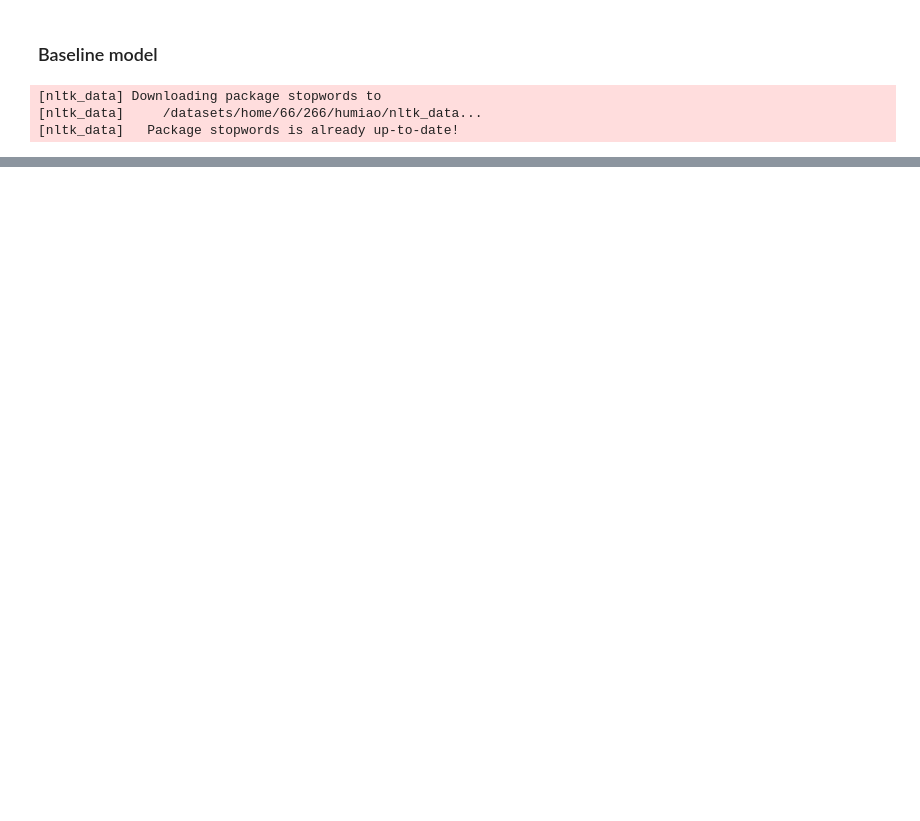
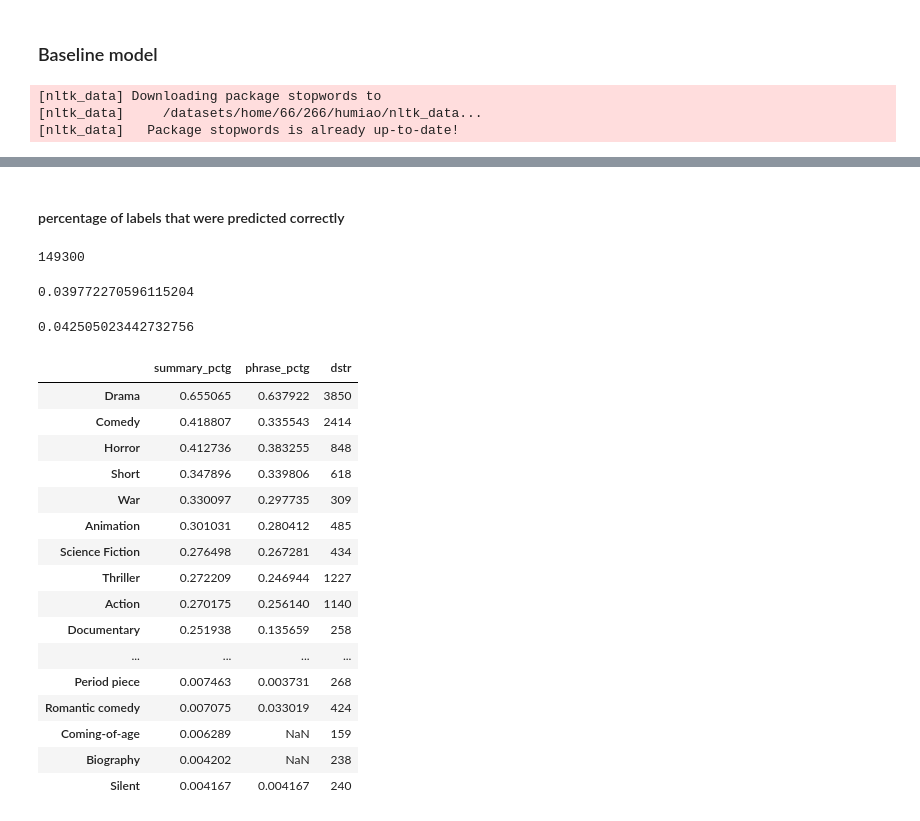
Before and after one commit to A04-Capstone-Group-02/movie-analysis, a Jupyter notebook: notebooks/Classification.ipynb, the cells around one changed output, grey strips where cells are left out. Drawn from its saved outputs; the diff is of its cells as text; code cells hidden in the pictures; blank space fills up the shorter version.

```diff
--- a/notebooks/Classification.ipynb
+++ b/notebooks/Classification.ipynb
@@ -80,21 +82,22 @@ def model(summary,label):
     #OneVsRest classifier
     lr = sklearn.linear_model.LogisticRegression()
     clf = OneVsRestClassifier(lr,n_jobs = 8)
+#     scores = cross_validate(clf, xtrain_tfidf, ytrain, scoring=scoring)
     clf.fit(xtrain_tfidf,ytrain)
     y_pred = clf.predict(xval_tfidf)
 
 
     #evaluation
-    f1 = sklearn.metrics.f1_score(yval, y_pred, average="micro")
-    return f1, multilabel_binarizer.inverse_transform(y_pred)
+#     f1 = sklearn.metrics.f1_score(yval, y_pred, average="micro")
+    return multilabel_binarizer.inverse_transform(yval), multilabel_binarizer.inverse_transform(y_pred)
 # %%
 df['processed_summary'] = summary_preprocessing(df['summary'])
 labels = genre_to_label(df['genres'])
-f1_score_summary, predict_genre_summary = model(df['processed_summary'],labels)
+genre_summary, predict_genre_summary = model(df['processed_summary'],labels)
 # %% [output]
 [nltk_data] Downloading package stopwords to
 [nltk_data]     /datasets/home/66/266/humiao/nltk_data...
 [nltk_data]   Package stopwords is already up-to-date!
 # %%
 phrases_joined = df['phrases'].apply(lambda x: ' '.join(x))
-f1_score_phrase, predict_genre_phrase = model(phrases_joined,labels)
+genre_phrase, predict_genre_phrase = model(phrases_joined,labels)
@@ -144,0 +148,45 @@ predict_genre_phrase
+# %% [markdown]
+#### percentage of labels that were predicted correctly
+# %%
+total_label = sum(genres.apply(len))
+total_label
+# %% [output]
+149300
+# %%
+np.sum([len(set(a).intersection(b)) for a, b in zip(pd.Series(predict_genre_phrase), pd.Series(genre_phrase))])/total_label
+# %% [output]
+0.039772270596115204
+# %%
+np.sum([len(set(a).intersection(b)) for a, b in zip(pd.Series(predict_genre_summary), pd.Series(genre_summary))])/total_label
+# %% [output]
+0.042505023442732756
+# %%
+summary_left_out = pd.Series(list(set(b).intersection(a)) for a, b in zip(pd.Series(predict_genre_summary), \
+                                                                pd.Series(genre_summary))).explode().value_counts()
+phrase_left_out = pd.Series(list(set(b).intersection(a)) for a, b in zip(pd.Series(predict_genre_phrase), \
+                                                                pd.Series(genre_phrase))).explode().value_counts()
+
+dstr = pd.Series(genre_summary).explode().value_counts()
+# %%
+left_out_pctg = (summary_left_out/dstr)
+left_out_pctg_phrase = (phrase_left_out/dstr)
+left_out_pctg.loc[~left_out_pctg.isnull()].rename('summary_pctg').to_frame().merge(left_out_pctg_phrase.rename('phrase_pctg'),how = 'left',left_index = True, right_index = True)\
+.merge(dstr.rename('dstr'),how = 'left',left_index = True,right_index = True).sort_values(ascending = False,by = 'summary_pctg')
+# %% [output]
+|  | summary_pctg | phrase_pctg | dstr |
+| Drama | 0.655065 | 0.637922 | 3850 |
+| Comedy | 0.418807 | 0.335543 | 2414 |
+| Horror | 0.412736 | 0.383255 | 848 |
+| Short | 0.347896 | 0.339806 | 618 |
+| War | 0.330097 | 0.297735 | 309 |
+| Animation | 0.301031 | 0.280412 | 485 |
+| Science Fiction | 0.276498 | 0.267281 | 434 |
+| Thriller | 0.272209 | 0.246944 | 1227 |
+| Action | 0.270175 | 0.256140 | 1140 |
+| Documentary | 0.251938 | 0.135659 | 258 |
+| ... | ... | ... | ... |
+| Period piece | 0.007463 | 0.003731 | 268 |
+| Romantic comedy | 0.007075 | 0.033019 | 424 |
+| Coming-of-age | 0.006289 | NaN | 159 |
+| Biography | 0.004202 | NaN | 238 |
+| Silent | 0.004167 | 0.004167 | 240 |
```
Also changed, not shown: parts of 9 cells of this notebook.
